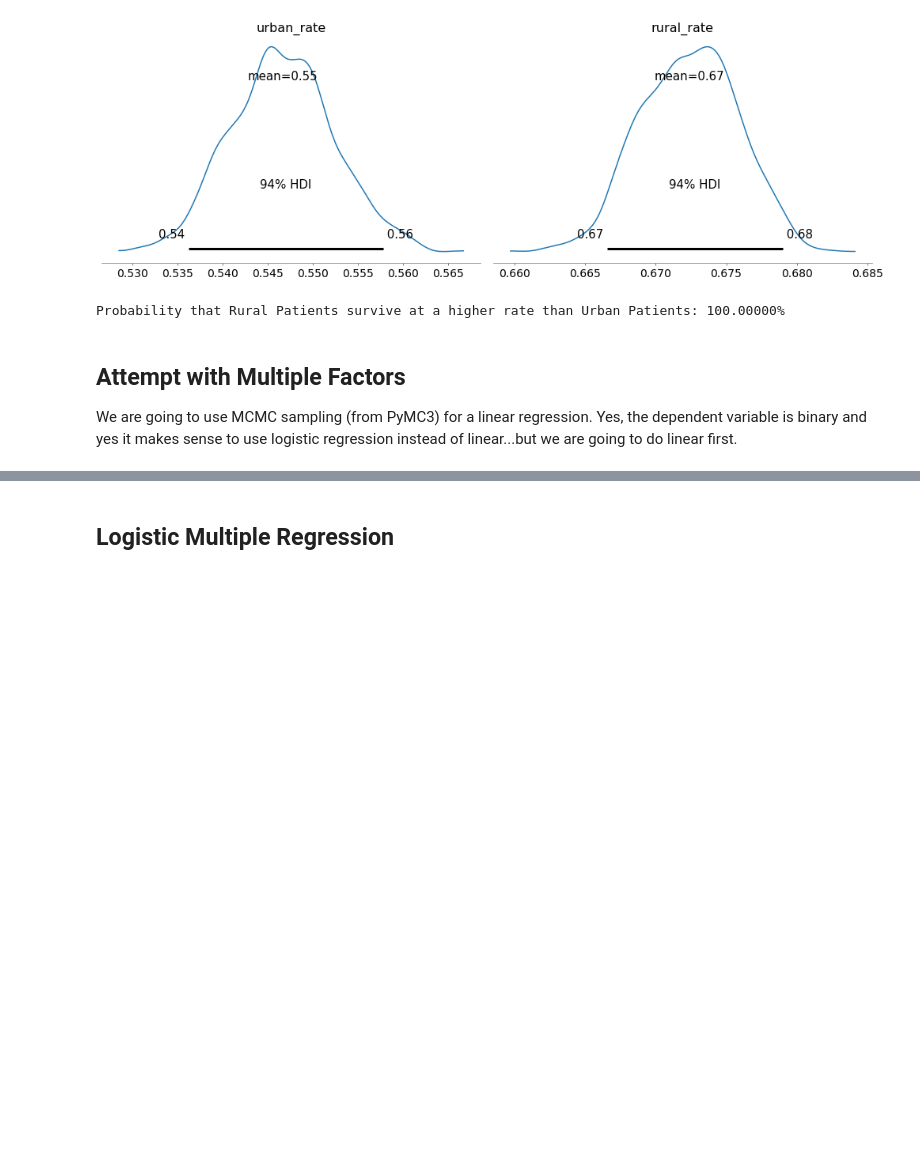
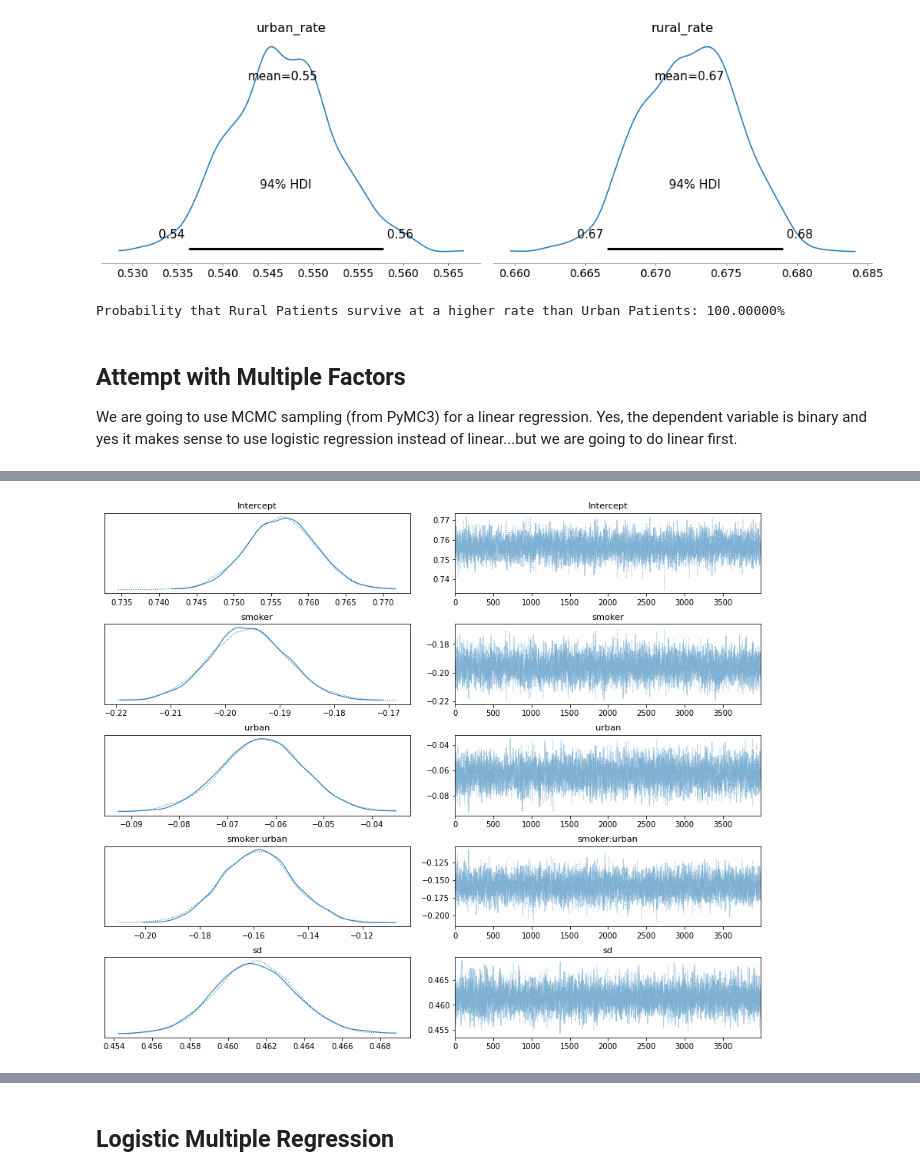
Before and after one commit to jrizcallah/bayesian_ab_testing, a Jupyter notebook: bayesian_AB_test.ipynb, the cells around one changed output, grey strips where cells are left out. Drawn from its saved outputs; the diff is of its cells as text; code cells hidden in the pictures; blank space fills up the shorter version.

```diff
--- a/bayesian_AB_test.ipynb
+++ b/bayesian_AB_test.ipynb
@@ -182,0 +247,7 @@ Interaction: 0.00000%
+# %%
+# using a formula
+with pm.Model() as model:
+
+    pm.glm.GLM.from_formula("Survived_1_year ~ smoker + urban + smoker:urban", mult_data)
+
+    trace = pm.sample(4000, return_inferencedata=True)
@@ -182,0 +264,4 @@ Interaction: 0.00000%
+# %%
+az.plot_trace(trace);
+# %% [output]
+[figure, added]
```
Also changed, not shown: parts of 28 cells of this notebook, 2 other files.
